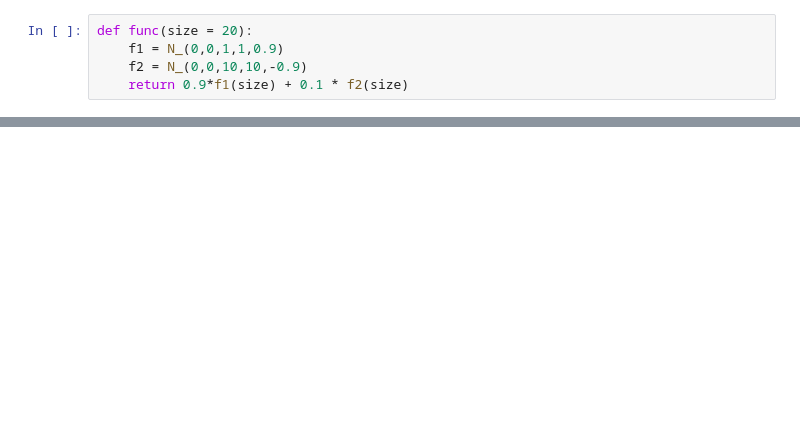
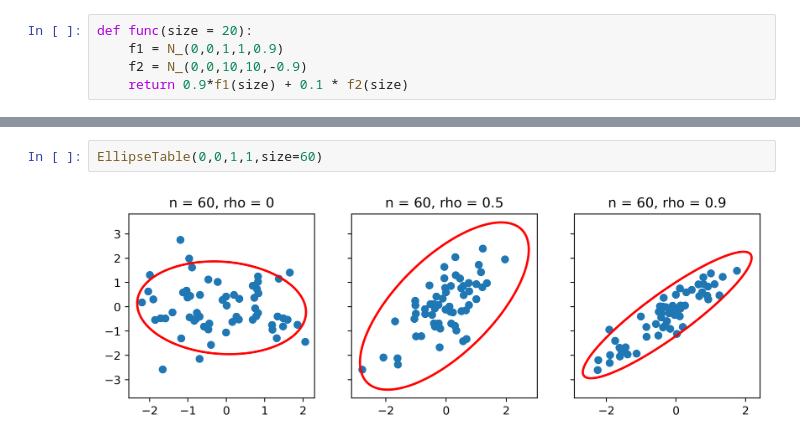
Before and after one commit to IIlya-ipti/MathStat, a Jupyter notebook: Lab5-8/lab5.ipynb, the cells around one changed output, grey strips where cells are left out. Cells and saved outputs as stored; diff of their text form; blank space fills up the shorter version.

```diff
--- a/Lab5-8/lab5.ipynb
+++ b/Lab5-8/lab5.ipynb
@@ -205,0 +311,4 @@ Draw(func,100)
+# %%
+EllipseTable(0,0,1,1,size=60)
+# %% [output]
+[figure, added]
```
Also changed, not shown: parts of 7 cells of this notebook, 2 other files.
